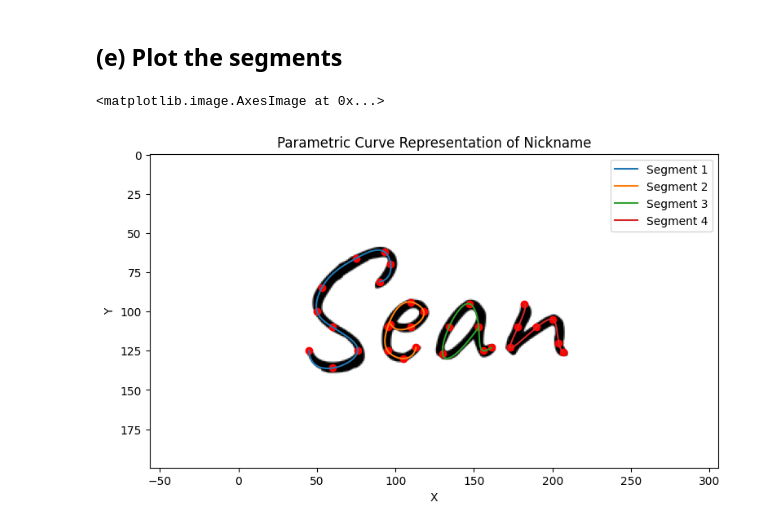
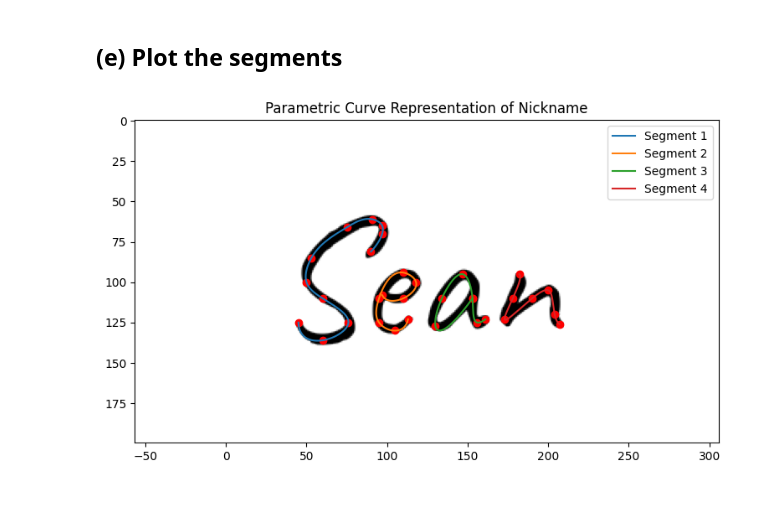
Before and after one commit to GuanzhongSean/cs370, a Jupyter notebook: a1/A1Q6.ipynb, the cells around one changed output. Drawn from its saved outputs; the diff is of its cells as text; code cells hidden in the pictures; blank space fills up the shorter version.

```diff
--- a/a1/A1Q6.ipynb
+++ b/a1/A1Q6.ipynb
@@ -17,8 +17,8 @@ plt.imshow(f)
 # %% [markdown]
 ## (b) Hardcode interpolation points
 # %%
-x1 = [45, 60, 76, 60, 50, 53, 75, 93, 97, 90]
-y1 = [125, 136, 125, 110, 100, 85, 66, 62, 70, 81]
+x1 = [45, 60, 76, 60, 50, 53, 75, 91, 97, 97, 90]
+y1 = [125, 136, 125, 110, 100, 85, 66, 61, 65, 70, 81]
 
 x2 = [97, 110, 118, 110, 95, 95, 105, 113]
 y2 = [108, 110, 100, 94, 110, 125, 130, 123]
@@ -30,6 +30,7 @@ x4 = [182, 178, 173, 190, 200, 204, 207]
 y4 = [95, 110, 123, 110, 105, 120, 126]
 
 segments = [(x1, y1), (x2, y2), (x3, y3), (x4, y4)]
+
 # Plot the signature with interpolation points
 plt.figure(figsize=(9, 5))
 plt.scatter(x1, y1, label='Segment 1')
@@ -73,9 +74,6 @@ def ParametricSpline(Sx, Sy):
     for i in range(1, len(Sx)):
         t[i] = t[i-1] + np.sqrt((Sx[i] - Sx[i-1])**2 + (Sy[i] - Sy[i-1])**2)
 
-    # Normalize t to [0, 1]
-    t = t / t[-1]
-
     # Create cubic splines for x and y components
     x_cs = make_interp_spline(t, Sx, k=3)
     y_cs = make_interp_spline(t, Sy, k=3)
@@ -92,25 +90,20 @@ for x, y in segments:
 # %%
 plt.figure(figsize=(9, 5))
 for i, ((x, y), (x_cs, y_cs, t)) in enumerate(zip(segments, splines)):
-    # Fine parameter values for a smooth curve
-    t_fine = np.linspace(0, 1, 1000)
+    t_fine = np.linspace(t[0], t[-1], 1000)
 
-    # Evaluate the splines
+    # Evaluate and plot the splines
     x_smooth = x_cs(t_fine)
     y_smooth = y_cs(t_fine)
-
-    # Plot the smooth spline
     plt.plot(x_smooth, y_smooth, label=f"Segment {i+1}")
 
     # Plot the original interpolation points
     plt.scatter(x, y, color='r')
 
 plt.axis('equal')
+plt.imshow(f)
 plt.title("Parametric Curve Representation of Nickname")
-plt.xlabel("X")
-plt.ylabel("Y")
 plt.legend()
-plt.imshow(f)
+plt.show()
 # %% [output]
-<matplotlib.image.AxesImage at 0x...>
-[figure, old version]
+[figure, new version]
```
Also changed, not shown: 1 other file.
